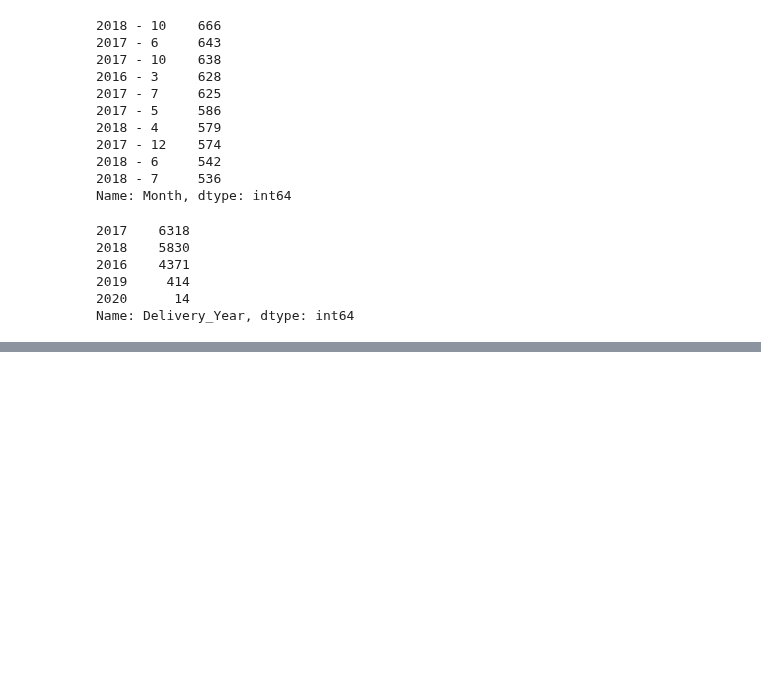
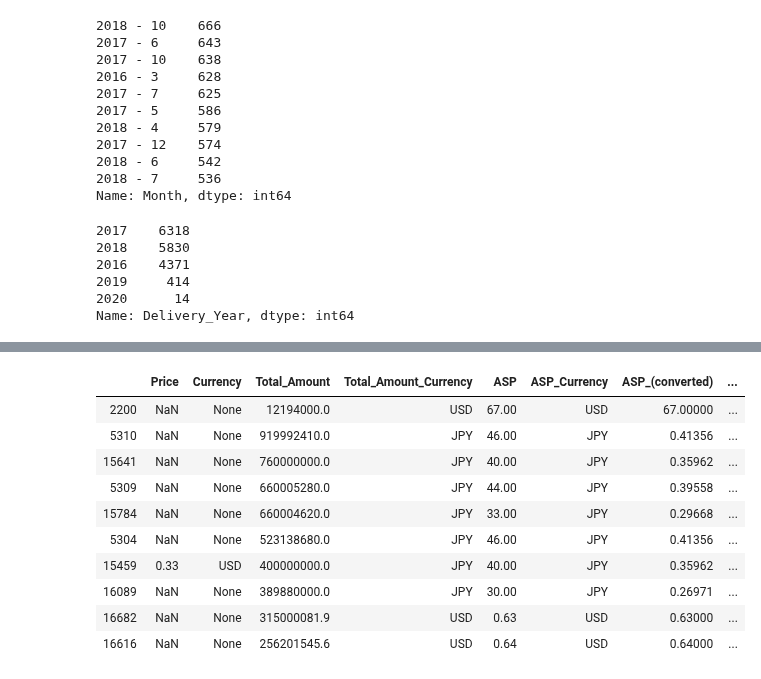
Before and after one commit to FernandoSinisi/Orga-Datos-2C-2020, a Jupyter notebook: TP1/Info General.ipynb, the cells around one changed output, grey strips where cells are left out. Drawn from its saved outputs; the diff is of its cells as text; code cells hidden in the pictures; blank space fills up the shorter version.

```diff
--- a/TP1/Info General.ipynb
+++ b/TP1/Info General.ipynb
@@ -190,3 +223,17 @@ df.loc[:,['Price','Currency','Total_Amount','Total_Amount_Currency','ASP','ASP_C
+# %%
+df_aux.nlargest(10,"Total_Taxable_Amount")
+# %% [output]
+|  | Price | Currency | Total_Amount | Total_Amount_Currency | ASP | ASP_Currency | ASP_(converted) | ... |
+| 2200 | NaN | None | 12194000.0 | USD | 67.00 | USD | 67.00000 | ... |
+| 5310 | NaN | None | 919992410.0 | JPY | 46.00 | JPY | 0.41356 | ... |
+| 15641 | NaN | None | 760000000.0 | JPY | 40.00 | JPY | 0.35962 | ... |
+| 5309 | NaN | None | 660005280.0 | JPY | 44.00 | JPY | 0.39558 | ... |
+| 15784 | NaN | None | 660004620.0 | JPY | 33.00 | JPY | 0.29668 | ... |
+| 5304 | NaN | None | 523138680.0 | JPY | 46.00 | JPY | 0.41356 | ... |
+| 15459 | 0.33 | USD | 400000000.0 | JPY | 40.00 | JPY | 0.35962 | ... |
+| 16089 | NaN | None | 389880000.0 | JPY | 30.00 | JPY | 0.26971 | ... |
+| 16682 | NaN | None | 315000081.9 | USD | 0.63 | USD | 0.63000 | ... |
+| 16616 | NaN | None | 256201545.6 | USD | 0.64 | USD | 0.64000 | ... |
 # %%
 df.loc[df['Price'] == 0.42,:].head()
 # %% [output]
```
Also changed, not shown: parts of 4 cells of this notebook, 3 other files.
